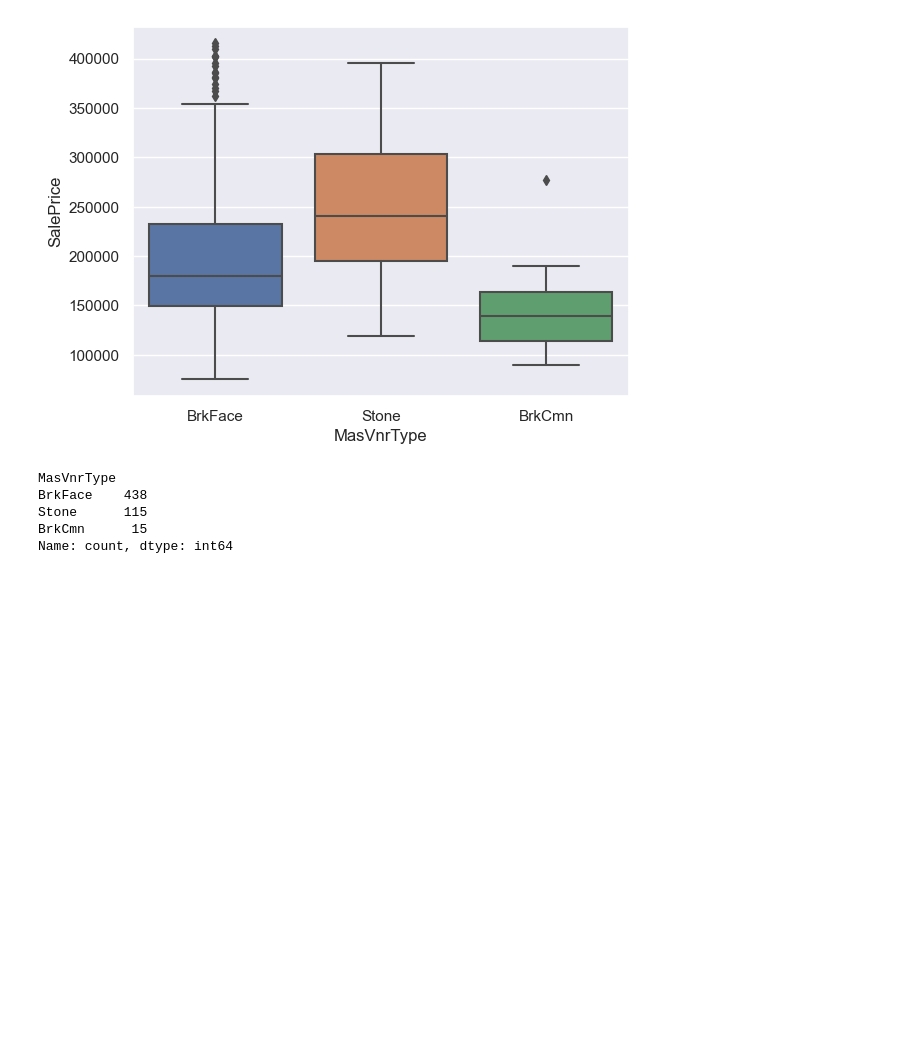
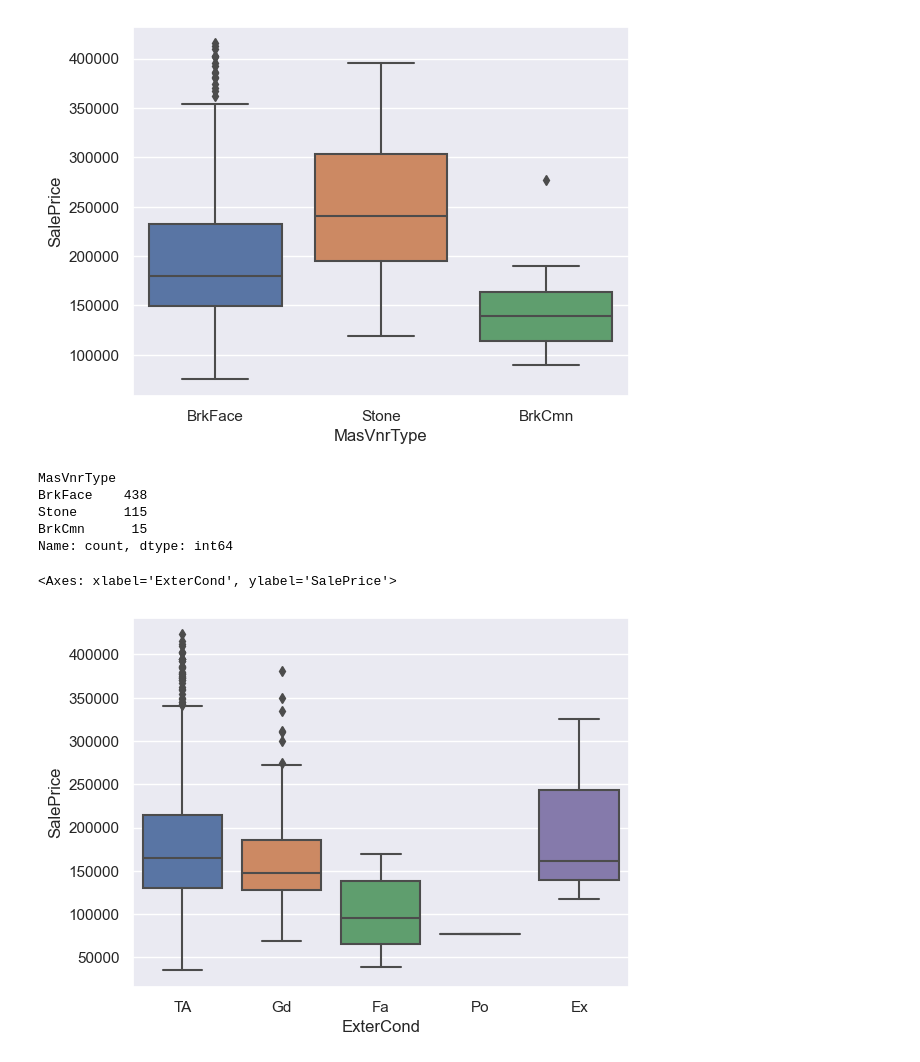
Before and after one commit to adityasngh/Kaggle-House-Prices-Regression, a Jupyter notebook: Kaggle_House_Prices_Regression.ipynb, the cells around one changed output. Cells and saved outputs as stored; diff of their text form; code cells hidden in the pictures; blank space fills up the shorter version.

```diff
--- a/Kaggle_House_Prices_Regression.ipynb
+++ b/Kaggle_House_Prices_Regression.ipynb
@@ -422,3 +422,8 @@ Name: count, dtype: int64
 # %%
 #Replace missing values in MasVnrType with BrkFace as it is the most common value
 df['MasVnrType'].fillna('BrkFace', inplace=True)
+# %%
+sns.boxplot(x = df['ExterCond'], y = df['SalePrice'])
+# %% [output]
+<Axes: xlabel='ExterCond', ylabel='SalePrice'>
+[figure, added]
```
Also changed, not shown: parts of 2 cells of this notebook.
